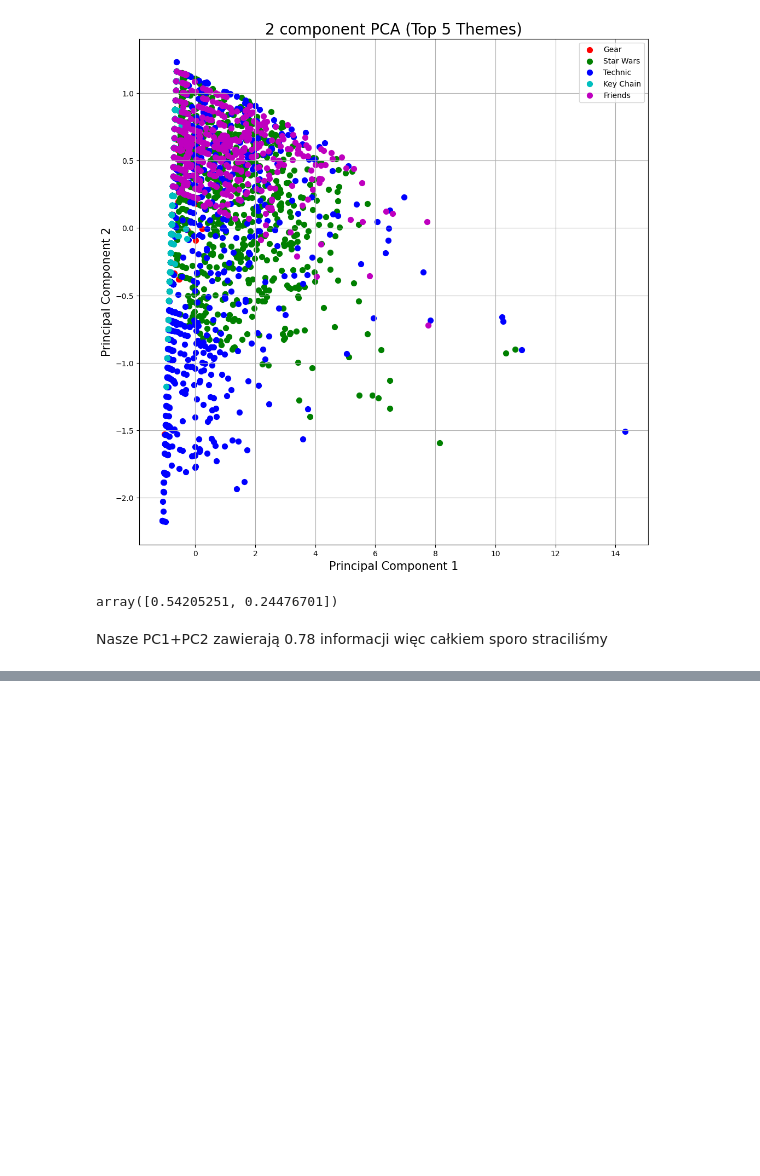
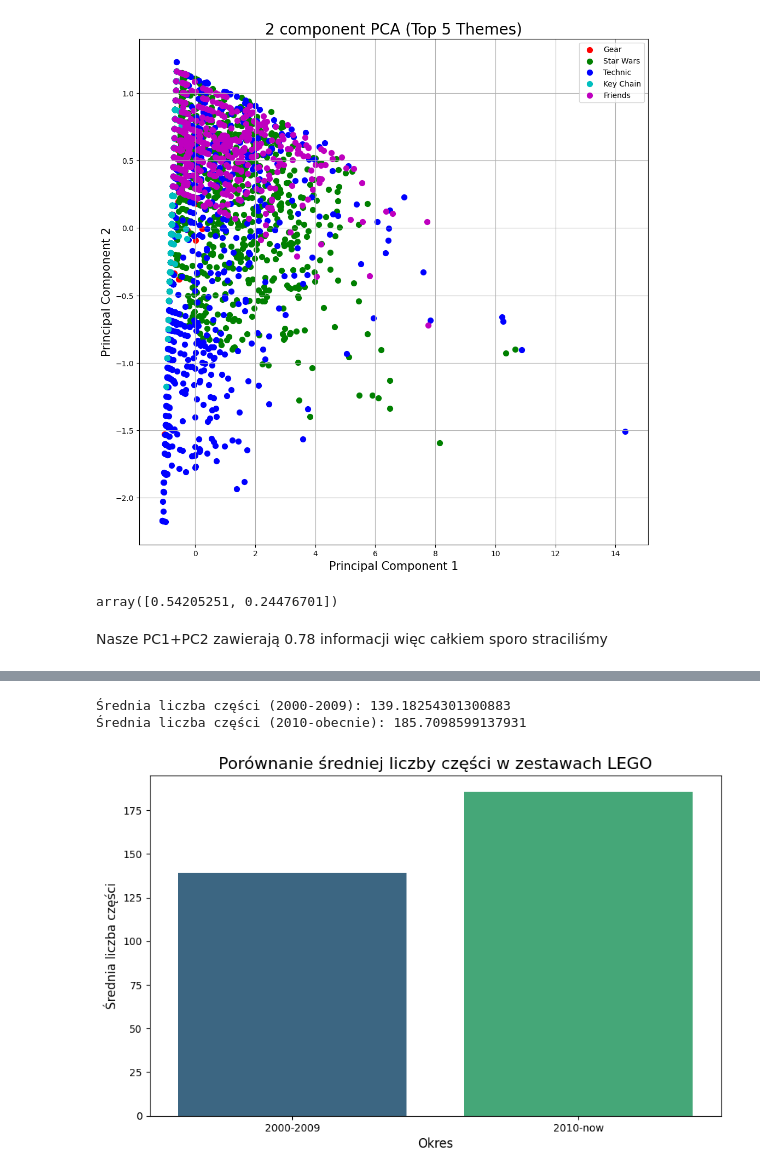
Before and after one commit to adlisow/klocki_test, a Jupyter notebook: Lego.ipynb, the cells around one changed output, grey strips where cells are left out. Drawn from its saved outputs; the diff is of its cells as text; code cells hidden in the pictures; blank space fills up the shorter version.

```diff
--- a/Lego.ipynb
+++ b/Lego.ipynb
@@ -434,0 +492,8 @@ Nasze PC1+PC2 zawierają 0.78 informacji więc całkiem sporo straciliśmy
+# %%
+import pandas as pd
+import matplotlib.pyplot as plt
+import seaborn as sns
+
+# Załadowanie danych tylko z pliku sets.csv
+sets = pd.read_csv("sets.csv")
+sets.head()
@@ -434,0 +507,32 @@ Nasze PC1+PC2 zawierają 0.78 informacji więc całkiem sporo straciliśmy
+# %%
+# Filtrowanie danych na podstawie okresów: 2000-2009 i 2010-obecnie
+sets = sets[['set_num', 'year', 'num_parts']] # ograniczenie się do użytecznych informacji
+
+sets_2000_2009 = sets[(sets['year'] >= 2000) & (sets['year'] <= 2009)]
+sets_2010_now = sets[sets['year'] >= 2010]
+# %%
+# Obliczenie średniej liczby części
+avg_parts_2000_2009 = sets_2000_2009['num_parts'].mean()
+avg_parts_2010_now = sets_2010_now['num_parts'].mean()
+
+print(f"Średnia liczba części (2000-2009): {avg_parts_2000_2009}")
+print(f"Średnia liczba części (2010-obecnie): {avg_parts_2010_now}")
+# %% [output]
+Średnia liczba części (2000-2009): 139.18254301300883
+Średnia liczba części (2010-obecnie): 185.7098599137931
+# %%
+# Przygotowanie danych do wizualizacji
+visual_data = pd.DataFrame({
+    "Period": ["2000-2009", "2010-now"],
+    "Average Parts": [avg_parts_2000_2009, avg_parts_2010_now]
+})
+# %%
+# Wykres słupkowy
+plt.figure(figsize=(10, 6))
+sns.barplot(x="Period", y="Average Parts", hue="Period", data=visual_data, palette="viridis", dodge=False, legend=False)
+plt.title("Porównanie średniej liczby części w zestawach LEGO", fontsize=16)
+plt.ylabel("Średnia liczba części", fontsize=12)
+plt.xlabel("Okres", fontsize=12)
+plt.show()
+# %% [output]
+[figure, added]
```
Also changed, not shown: parts of 11 cells of this notebook.
